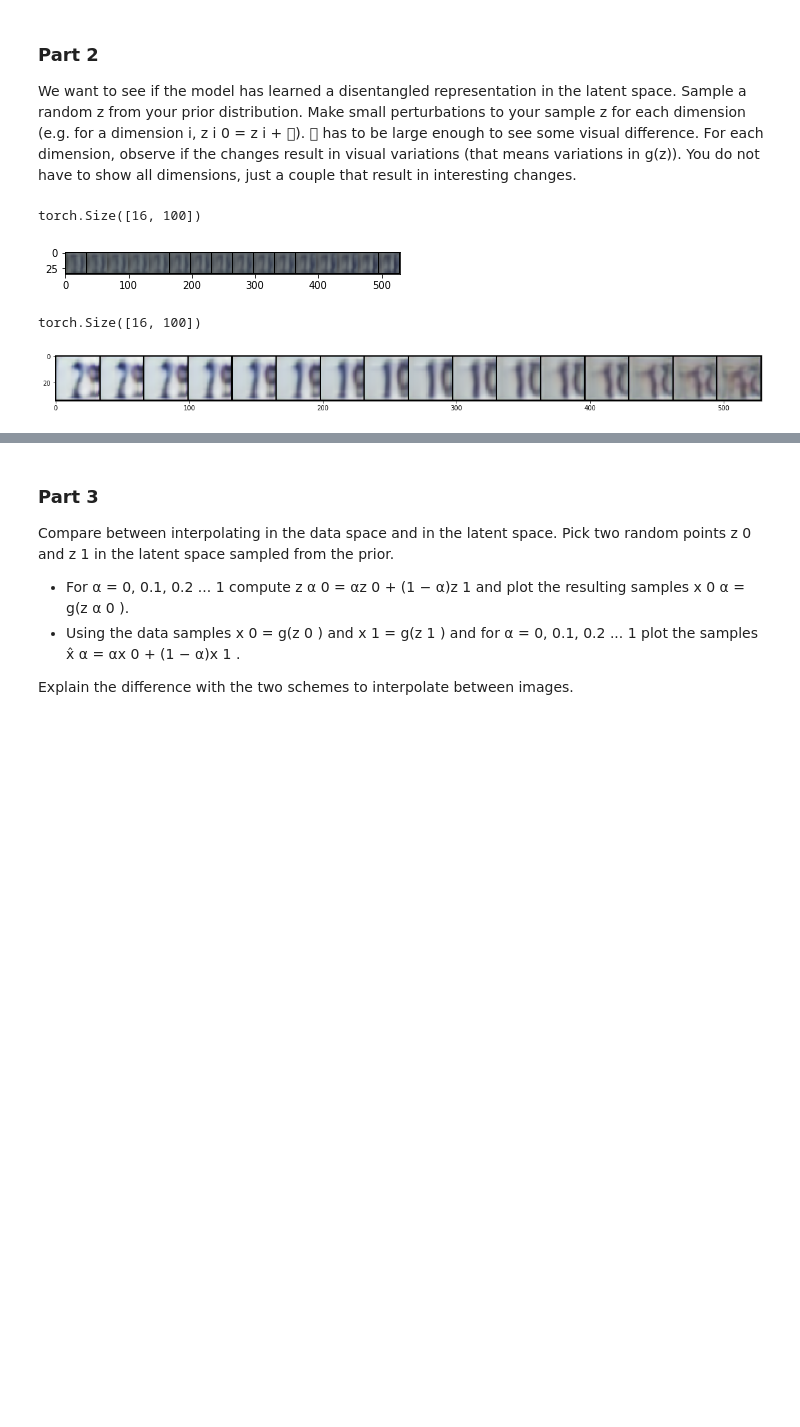
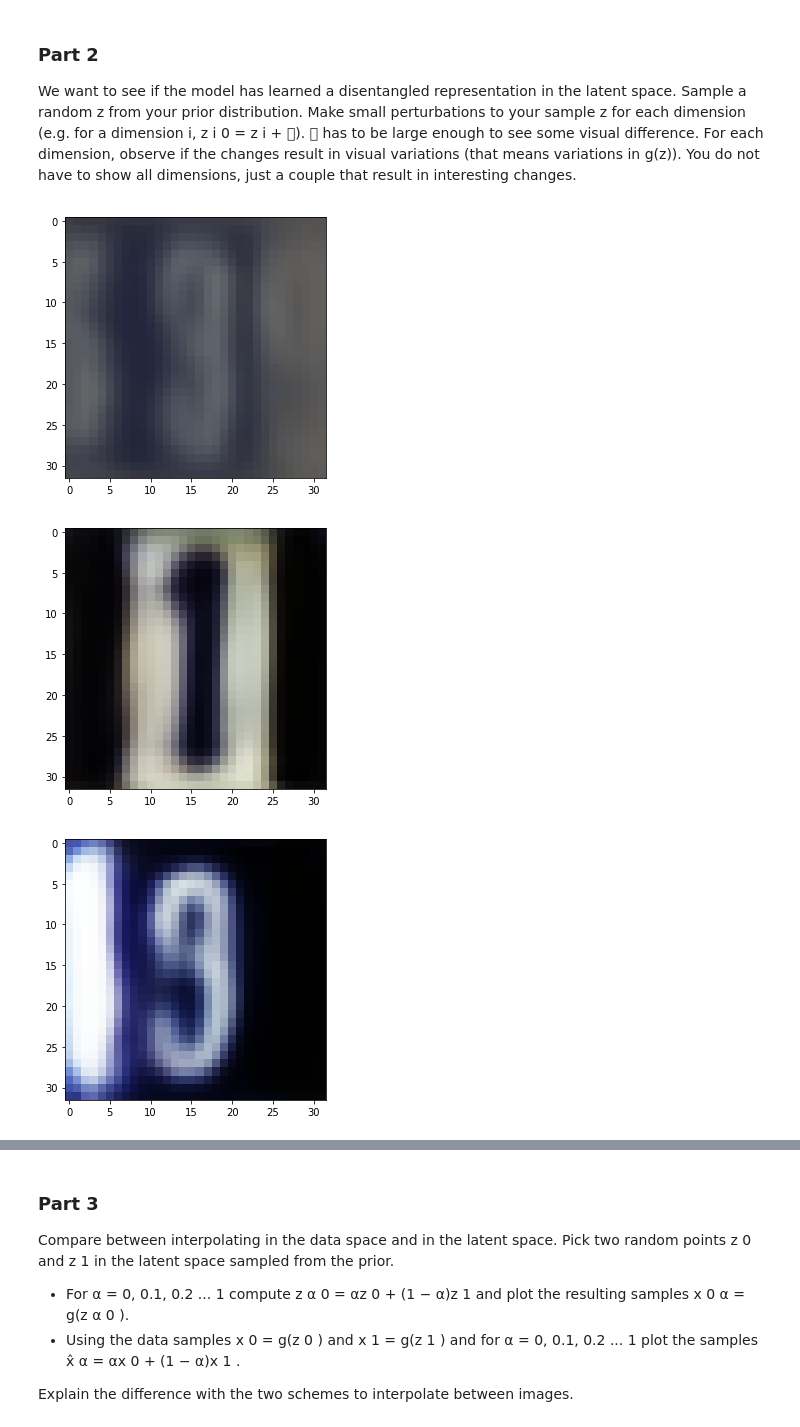
Before and after one commit to jimleroux/IFT6135ass3, a Jupyter notebook: p3/Analysis.ipynb, the cells around one changed output, grey strips where cells are left out. Saved outputs shown, nothing was run; the diff lists cells and outputs as text; code cells hidden in the pictures; blank space fills up the shorter version.

```diff
--- a/p3/Analysis.ipynb
+++ b/p3/Analysis.ipynb
@@ -106,27 +105,36 @@ just a couple that result in interesting changes.
 # %%
 # perturbing dimension
 def pertube(z, epsilon, steps, dim):
-    epsilon_m = torch.Tensor([epsilon*i for i in range(int(-steps/2), int(steps/2))])
-    new_z = z.repeat(steps, 1)
-    print(new_z.shape)
-    new_z[:, dim] += epsilon_m
+#     epsilon_m = torch.Tensor([epsilon*i for i in range(int(-steps/2), int(steps/2))])
+    new_z = copy.deepcopy(z)
+    new_z[:, dim] += epsilon
     return new_z
 # %%
 z = torch.randn(1, latent_dimension, device=device)
-# %%
-pbs = 16
-new_z = pertube(z, 5, pbs, 1)
-with torch.no_grad():
-    vae_out = vae_model.decoder(new_z)
-show_grid(vae_out, 16)
-# %% [output]
-torch.Size([16, 100])
-[figure, removed]
-# %%
-new_z = pertube(z, 1, pbs, 1)
-with torch.no_grad():
-    gan_out = gan_model(new_z).detach()
-show_grid(gan_out, 16)
-# %% [output]
-torch.Size([16, 100])
-[figure, removed]
+# %%
+pbs = 1
+with torch.no_grad():
+    vae_orig = vae_model.decoder(z)
+show_grid(vae_orig, 16, 'report/vae_2_orig.png')
+# for i in range(latent_dimension):
+#     print(i)
+#     new_z = pertube(z, 10, pbs, i)
+#     with torch.no_grad():
+#         out = vae_model.decoder(new_z)
+#         show_grid(out, 16, 'report/vae_temp.png')
+new_z = pertube(z, 10, pbs, 58)
+with torch.no_grad():
+    vae_out = vae_model.decoder(new_z)
+show_grid(vae_out, 16, 'report/vae_2_1.png')
+new_z = pertube(z, 10, pbs, 95)
+with torch.no_grad():
+    vae_out = vae_model.decoder(new_z)
+show_grid(vae_out, 16, 'report/vae_2_2.png')
+new_z = pertube(z, 10, pbs, 85)
+with torch.no_grad():
+    vae_out = vae_model.decoder(new_z)
+show_grid(vae_out, 16, 'report/vae_2_3.png')
+# %% [output]
+[figure, added]
+[figure, added]
+[figure, added]
```
Also changed, not shown: parts of 8 cells of this notebook.
